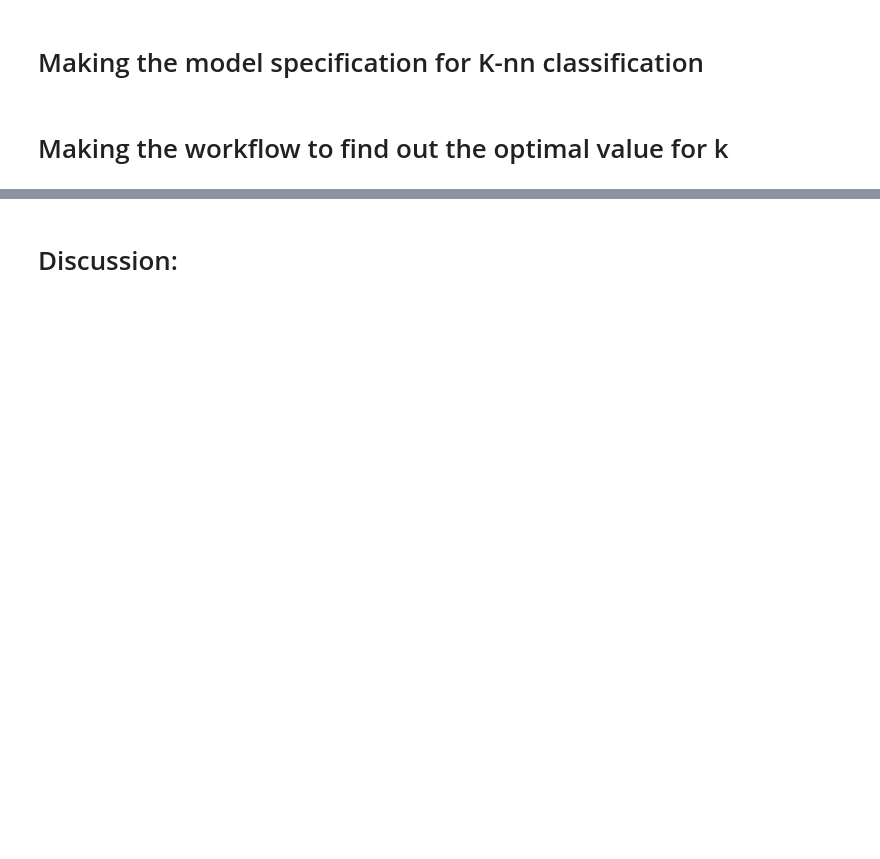
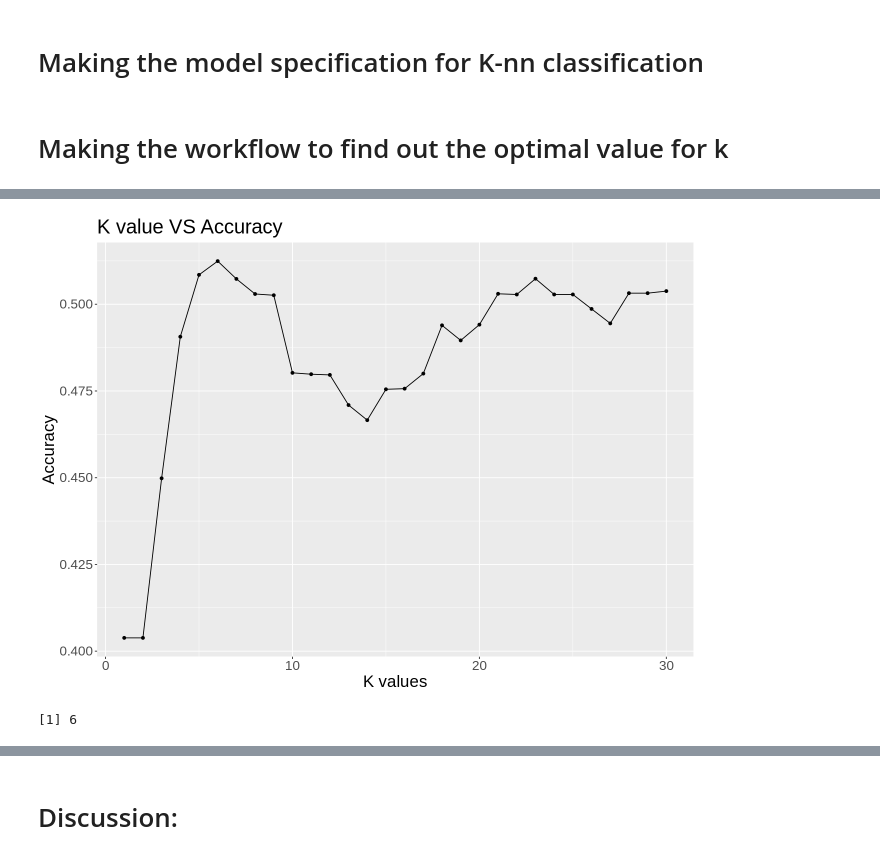
Before and after one commit to Xiaobin215/Billy_project_DSCI100, a Jupyter notebook: Billy's Final Project.ipynb, the cells around one changed output, grey strips where cells are left out. Drawn from its saved outputs; the diff is of its cells as text; code cells hidden in the pictures; blank space fills up the shorter version.

```diff
--- a/Billy's Final Project.ipynb
+++ b/Billy's Final Project.ipynb
@@ -191,7 +184,7 @@ A vfold_cv: 10 × 2
 # %%
 #First of all, I need to create a model specification for the K-nn classification by using the nearest_neighbor function and assigning the weight_func = rectangular
 #so that each of the K-nearest neighbors gets exactly 1 vote and neighbor = tune() so that we can use this to find the optimal value for K.
-heart_spec_tune <- nearest_neighbor(weight_func = "rectagular", neighbor = tune()) |>
+heart_spec_tune <- nearest_neighbor(weight_func = "rectangular", neighbor = tune()) |>
 
 #After that, I would need to specify which package or system will be used for training the model. In this case, using the set_engine function.
     set_engine("kknn") |>
@@ -207,8 +200,11 @@ k_values <- tibble(neighbors = seq(from = 1, to = 30, by = 1))
 
 # In the next step, I would be making the workflow using the function workflow that contains
 # the heart_diagnosis_recipe using the function add_recipe and heart_spec using the add_model function.
-knn_optimal_value <- workflow () |>
+knn_optimal_values <- workflow () |>
     add_recipe(heart_diagnosis_recipe) |>
-    add_model(heart_spec) |>
-    tune_grid(resamples =
+    add_model(heart_spec_tune) |>
+    tune_grid(resamples = heart_vfold, grid = k_values) |>
+    collect_metrics() |>
+    filter(.metric == "accuracy")
+knn_optimal_values
 # %% [output]
@@ -218,0 +227,31 @@ ERROR: Error in parse(text = x, srcfile = src): <text>:11:0: unexpected end of i
+# %%
+# To visualize and find out the optimal K value, I would make a graph using the ggplot, geom_line, geom_point function.
+options(repr.plot.witdh = 7, repr.plot.height = 8)
+knn_plot <- knn_optimal_values |>
+    ggplot(aes(x = neighbors, y = mean)) +
+    geom_point() +
+    geom_line(aes(x = neighbors, y = mean)) +
+    xlab("K values") +
+    ylab("Accuracy") +
+    ggtitle("K value VS Accuracy") +
+    theme(text = element_text(size = 20))
+knn_plot
+
+# Well, it seem like that it is easy to find out the K value by looking at the plot. However, we know that the K value should be 6.
+# %% [output]
+[figure, added]
+# %%
+# Let's see if the plot is right
+# Using the functions of arrange and desc to arrange the accuracy of the K values from high to low.
+k_best <- knn_optimal_values |>
+    arrange(desc(mean)) |>
+
+# Using the function head() to show the line/row of data that I am interested, which is the first line
+    head(1) |>
+
+# Using the pull function to make the K value into a number, not into a dataset or dataframe so that I can use this later
+# for the new K-nn specification
+    pull(neighbors)
+k_best
+# %% [output]
+[1] 6
```
Also changed, not shown: parts of 9 cells of this notebook.
